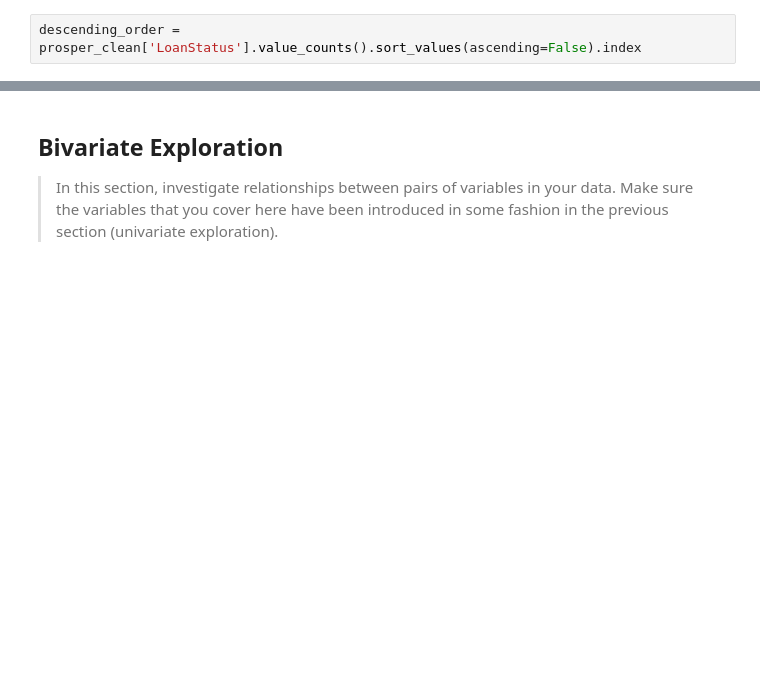
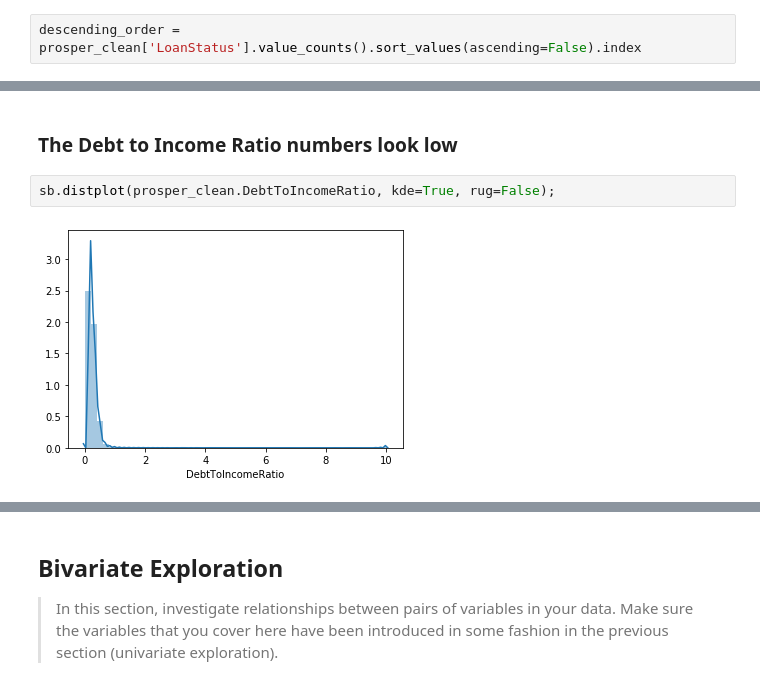
Before and after one commit to MJOAN/Udacity-DA-P5, a Jupyter notebook: exploration_template.ipynb, the cells around one changed output, grey strips where cells are left out. Cells and saved outputs as stored; diff of their text form; blank space fills up the shorter version.

```diff
--- a/exploration_template.ipynb
+++ b/exploration_template.ipynb
@@ -340,0 +363,6 @@ sb.distplot(prosper_clean.ProsperScore);
+# %% [markdown]
+### The Debt to Income Ratio numbers look low
+# %%
+sb.distplot(prosper_clean.DebtToIncomeRatio, kde=True, rug=False);
+# %% [output]
+[figure, added]
```
Also changed, not shown: parts of 69 cells of this notebook, 1 other file.
